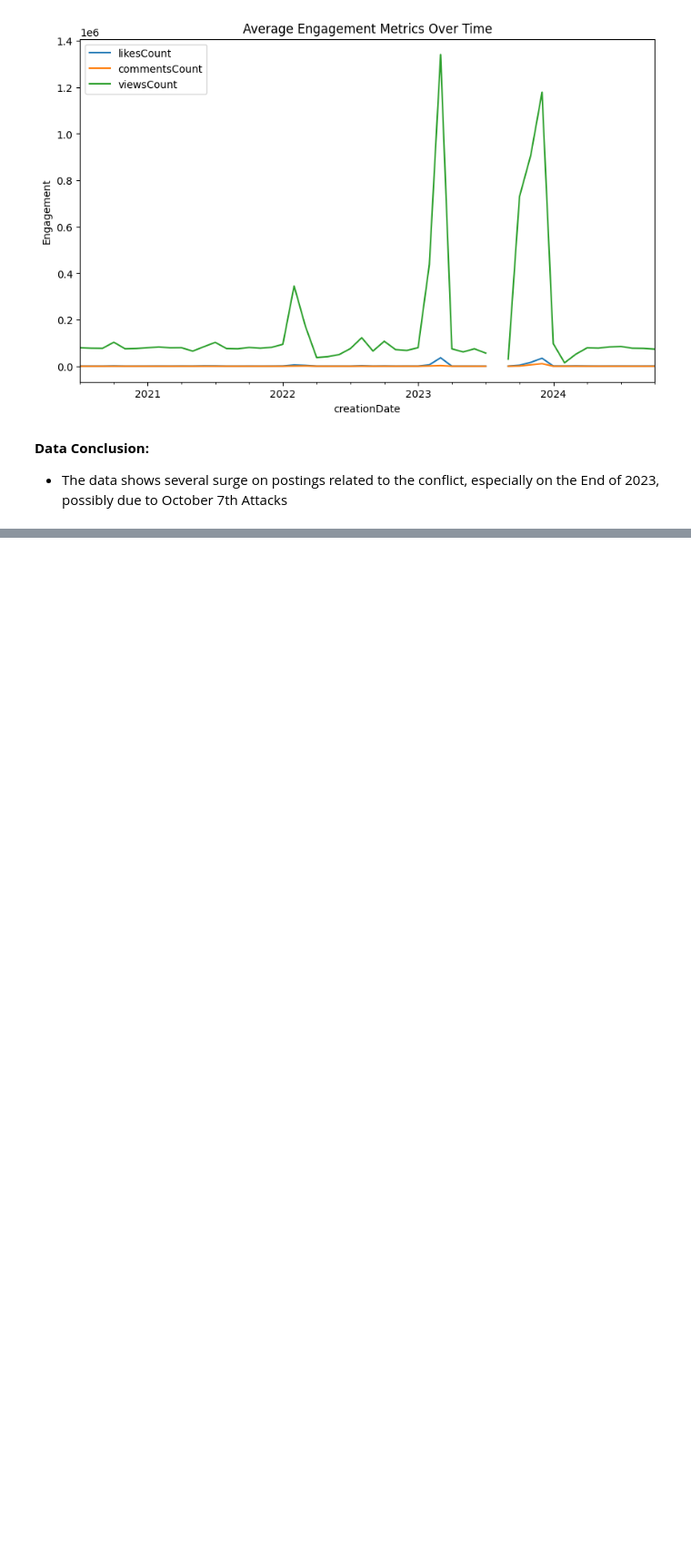
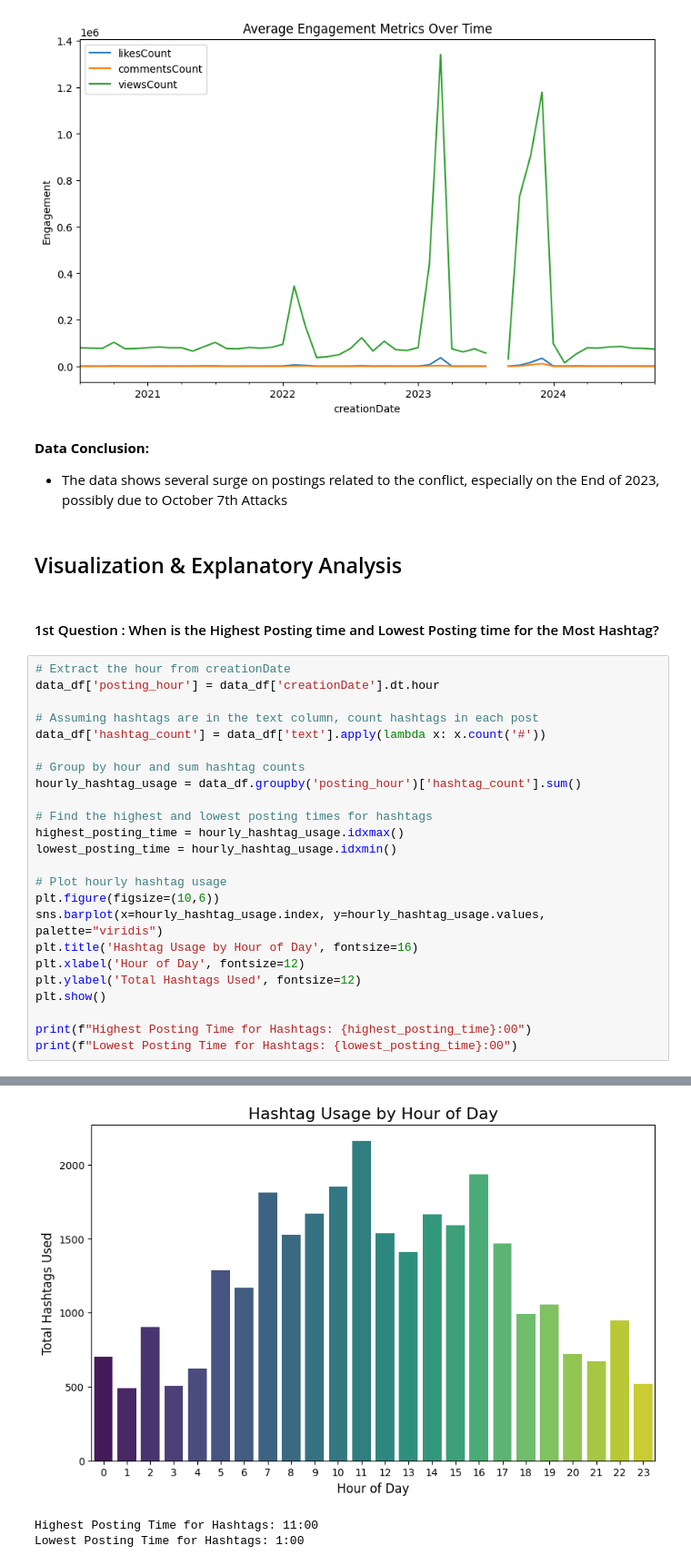
Before and after one commit to Bayhaqieee/Global_Conflict_Hashtag, a Jupyter notebook: analysis.ipynb, the cells around one changed output, grey strips where cells are left out. Shown: that part at 91% size. Drawn from its saved outputs; the diff is of its cells as text; blank space fills up the shorter version.

Commit message:
GCH  - 1st Business Question

```diff
--- a/analysis.ipynb
+++ b/analysis.ipynb
@@ -426,3 +426,32 @@ plt.show()
 # %% [markdown]
 **Data Conclusion:**
 - The data shows several surge on postings related to the conflict, especially on the End of 2023, possibly due to October 7th Attacks
+# %% [markdown]
+## Visualization & Explanatory Analysis
+# %% [markdown]
+#### 1st Question : When is the Highest Posting time and Lowest Posting time for the Most Hashtag?
+# %%
+# Extract the hour from creationDate
+data_df['posting_hour'] = data_df['creationDate'].dt.hour
+
+# Assuming hashtags are in the text column, count hashtags in each post
+data_df['hashtag_count'] = data_df['text'].apply(lambda x: x.count('#'))
+
+# Group by hour and sum hashtag counts
+hourly_hashtag_usage = data_df.groupby('posting_hour')['hashtag_count'].sum()
+
+# Find the highest and lowest posting times for hashtags
+highest_posting_time = hourly_hashtag_usage.idxmax()
+lowest_posting_time = hourly_hashtag_usage.idxmin()
+
+# Plot hourly hashtag usage
+plt.figure(figsize=(10,6))
+sns.barplot(x=hourly_hashtag_usage.index, y=hourly_hashtag_usage.values, palette="viridis")
+plt.title('Hashtag Usage by Hour of Day', fontsize=16)
+plt.xlabel('Hour of Day', fontsize=12)
+plt.ylabel('Total Hashtags Used', fontsize=12)
+plt.show()
+
+print(f"Highest Posting Time for Hashtags: {highest_posting_time}:00")
+print(f"Lowest Posting Time for Hashtags: {lowest_posting_time}:00")
+# %% [output]
@@ -428,0 +472,3 @@ plt.show()
+[figure, added]
+Highest Posting Time for Hashtags: 11:00
+Lowest Posting Time for Hashtags: 1:00
```
Also changed, not shown: parts of 1 cell of this notebook.
